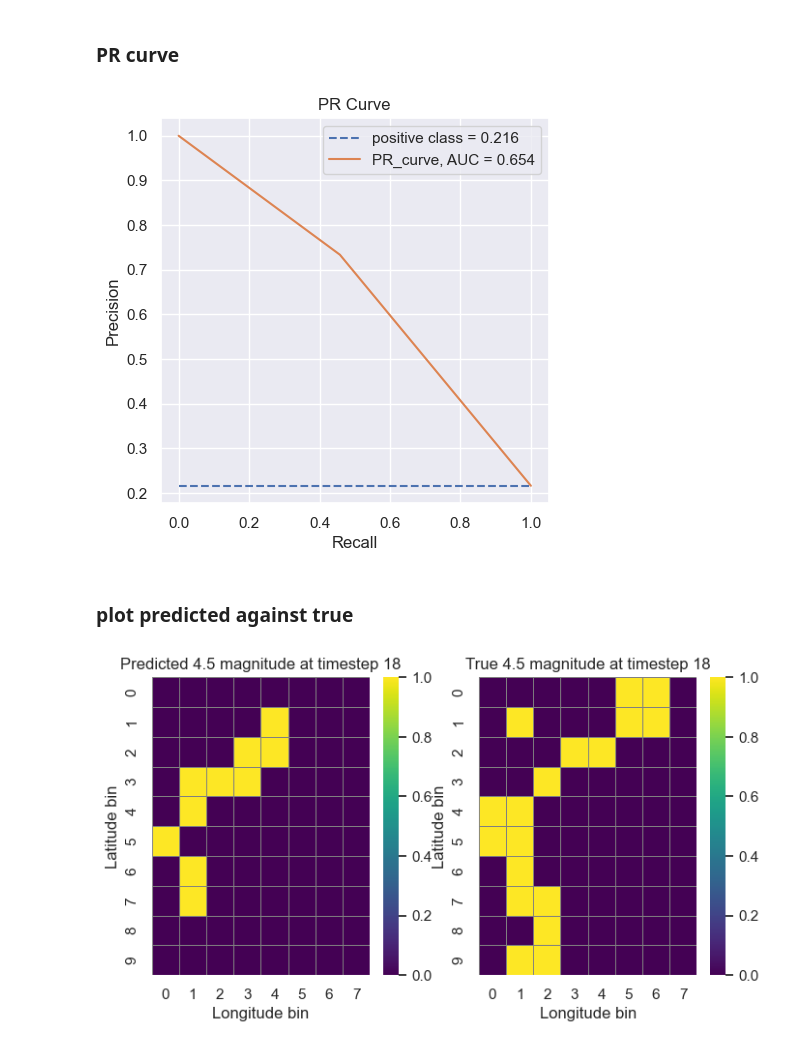
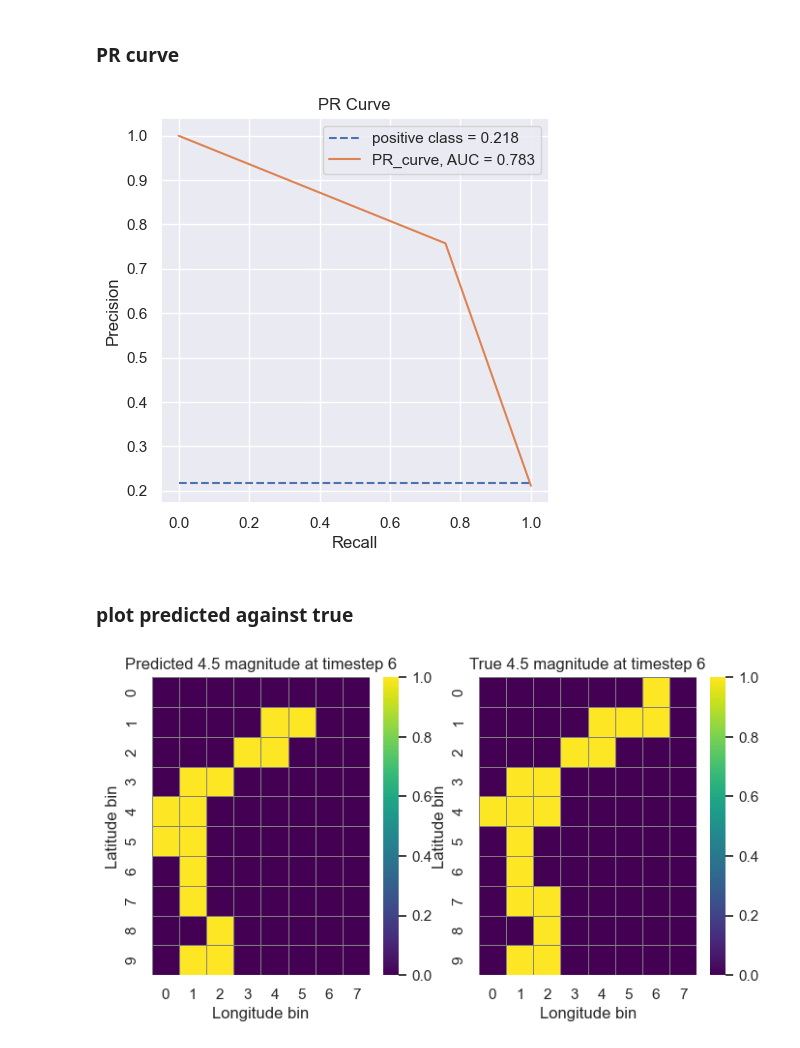
Before and after one commit to TheTrueSquirrel/thesis_spring_2023, a Jupyter notebook: linear_regression.ipynb, the cells around one changed output. Drawn from its saved outputs; the diff is of its cells as text; code cells hidden in the pictures.

```diff
--- a/linear_regression.ipynb
+++ b/linear_regression.ipynb
@@ -5,7 +5,7 @@ import numpy as np
 import pandas as pd
 
 # Choose frequency, binsize, longitude, latitude
-freq = 'M'
+freq = 'D'
 binsize = 5
 longitude_W = 134  # minimum is 134
 longitude_E = 174  # maximum is 174
@@ -102,9 +102,9 @@ def dataset_generator(data, seq_length, samp_rate, stride, cutoff):
   return dataset
 
 # Set lookback timewindow
-lookback_window = 12 * 1
+lookback_window = 30 * 6
 cutoff = 4.5
-future_timesteps = 1
+future_timesteps = 30
 timewindow = lookback_window + future_timesteps
 samp_rate = 1
 stride = future_timesteps
@@ -336,7 +336,7 @@ plt.legend()
 # show the plot
 plt.show()
 # %% [output]
-[figure, old version]
+[figure, new version]
 # %% [markdown]
 ### plot predicted against true
 # %%
@@ -346,32 +346,32 @@ import matplotlib.pyplot as plt
 # Reshape data to grid
 y_pred = np.reshape(pred, (pred.shape[0], tensor.shape[1], tensor.shape[2]))
 true = np.reshape(true, (true.shape[0], tensor.shape[1], tensor.shape[2]))
 
 # Choose timesteps to plot
-timestep = 18
+timestep = 6
 
 
 # Extract the data for the chosen timesteps from the tensor
 data1 = y_pred[timestep, :, :]
 data2 = true[timestep, :, :]
 
 # Create a figure with two subplots
 fig, (ax1, ax2) = plt.subplots(ncols=2, figsize=(8, 4))
 
 # Plot the data in each subplot
 sns.heatmap(data1, cmap='viridis', vmin=0, vmax=1, linewidths=0.5, linecolor='grey', annot=False, ax=ax1)
 sns.heatmap(data2, cmap='viridis', vmin=0, vmax=1, linewidths=0.5, linecolor='grey', annot=False, ax=ax2)
 
 # Set the plot titles and axis labels
 ax1.set_title(f'Predicted {cutoff} magnitude at timestep {timestep}')
 ax1.set_xlabel('Longitude bin')
 ax1.set_ylabel('Latitude bin')
 
 ax2.set_title(f'True {cutoff} magnitude at timestep {timestep}')
 ax2.set_xlabel('Longitude bin')
 ax2.set_ylabel('Latitude bin')
 
 # Show the plot
 plt.show()
 # %% [output]
-[figure, old version]
+[figure, new version]
```
Also changed, not shown: parts of 6 cells of this notebook, 8 other files.
